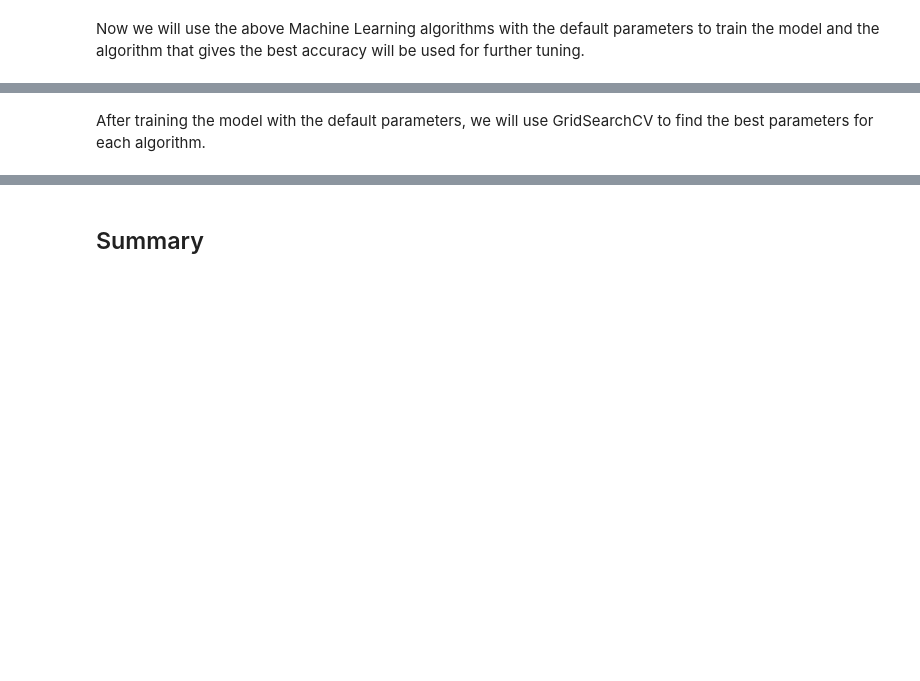
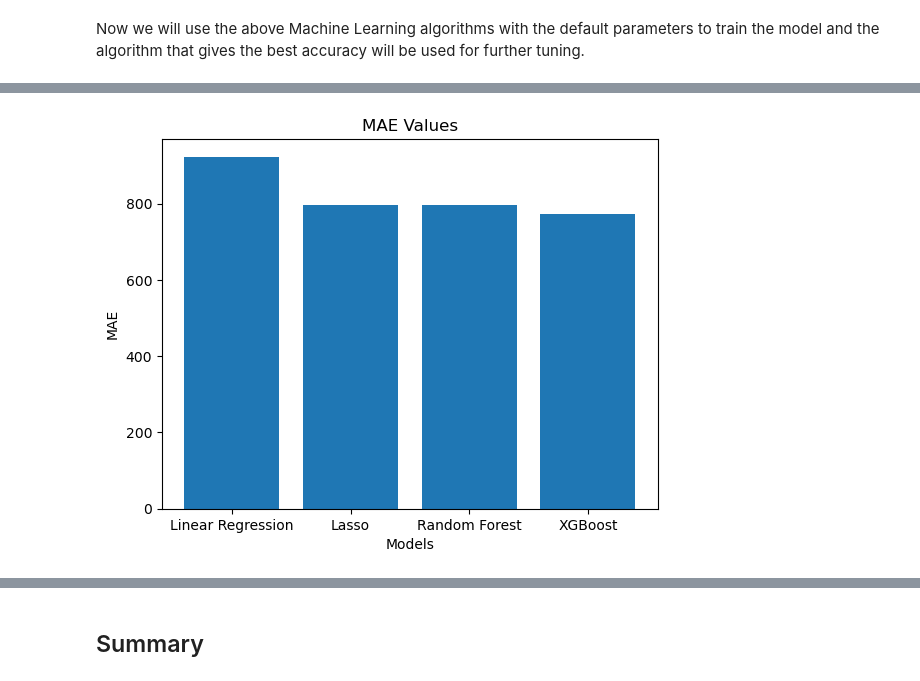
Before and after one commit to Technocolabs100/BigMart-Data-Analysis-and-Prediction, a Jupyter notebook: Mahmoud_Khaled_mahmoud.khaled12245@gmail.com.ipynb, the cells around one changed output, grey strips where cells are left out. Drawn from its saved outputs; the diff is of its cells as text; code cells hidden in the pictures; blank space fills up the shorter version.

```diff
--- a/Mahmoud_Khaled_mahmoud.khaled12245@gmail.com.ipynb
+++ b/Mahmoud_Khaled_mahmoud.khaled12245@gmail.com.ipynb
@@ -316,8 +334,8 @@ Now we have two columns that have missing values which are:
 
 One of them is categorical and the other is numerical. We will fill the missing values in Item_Weight with the mean of the column and the missing values in Outlet_Size with the mode of the column.
 # %%
-missing_values.impute_categorical_with_mode(train_data, 'Outlet_Size')
-missing_values.impute_numerical_with_mean(train_data, 'Item_Weight')
+train_data = missing_values.impute_categorical(train_data, 'Outlet_Size', 'train')
+train_data = missing_values.impute_numerical(train_data, 'Item_Weight', 'train')
 # %% [markdown]
 #### Helper Outliers Class
 # %%
@@ -420,6 +438,9 @@ scaler = StandardScaler()
 numerical_colums = ['Item_Weight', 'Item_Visibility', 'Item_MRP']
 scaler.fit(X[numerical_colums])
 X[numerical_colums] = scaler.transform(X[numerical_colums])
+# %%
+# divide the train data into train and validation sets
+X_train, X_val, y_train, y_val = train_test_split(X, y, random_state=42, test_size=0.1)
 # %% [markdown]
 ## Modeling
 # %%
@@ -493,12 +568,16 @@ xgb_regressor = xgb.XGBRegressor()
 # %% [markdown]
 Now we will use the above Machine Learning algorithms with the default parameters to train the model and the algorithm that gives the best accuracy will be used for further tuning.
 # %%
-trainer = Trainer(X_train, y_train, X_test, y_test)
+trainer = Trainer(X_train, y_train.values, X_val, y_val.values)
 # %%
 models = [linear_regression, regularized_lr, random_forest, xgb_regressor]
 mse_values = []
+mae_values = []
+r2_values = []
 for model in models:
-    mse_value = trainer.train_model(model)
-    mse_values.append(trainer.train_model(model))
+    mse_value, mae_value, r2_value = trainer.train_model(model)
+    mse_values.append(mse_value)
+    mae_values.append(mae_value)
+    r2_values.append(r2_value)
 # %%
 trainer.plot_MSE(mse_values)
@@ -505,2 +586,4 @@ trainer.plot_MSE(mse_values)
-# %% [markdown]
-After training the model with the default parameters, we will use GridSearchCV to find the best parameters for each algorithm.
+# %%
+trainer.plot_MAE(mae_values)
+# %% [output]
+[figure, added]
```
Also changed, not shown: parts of 20 cells of this notebook.
